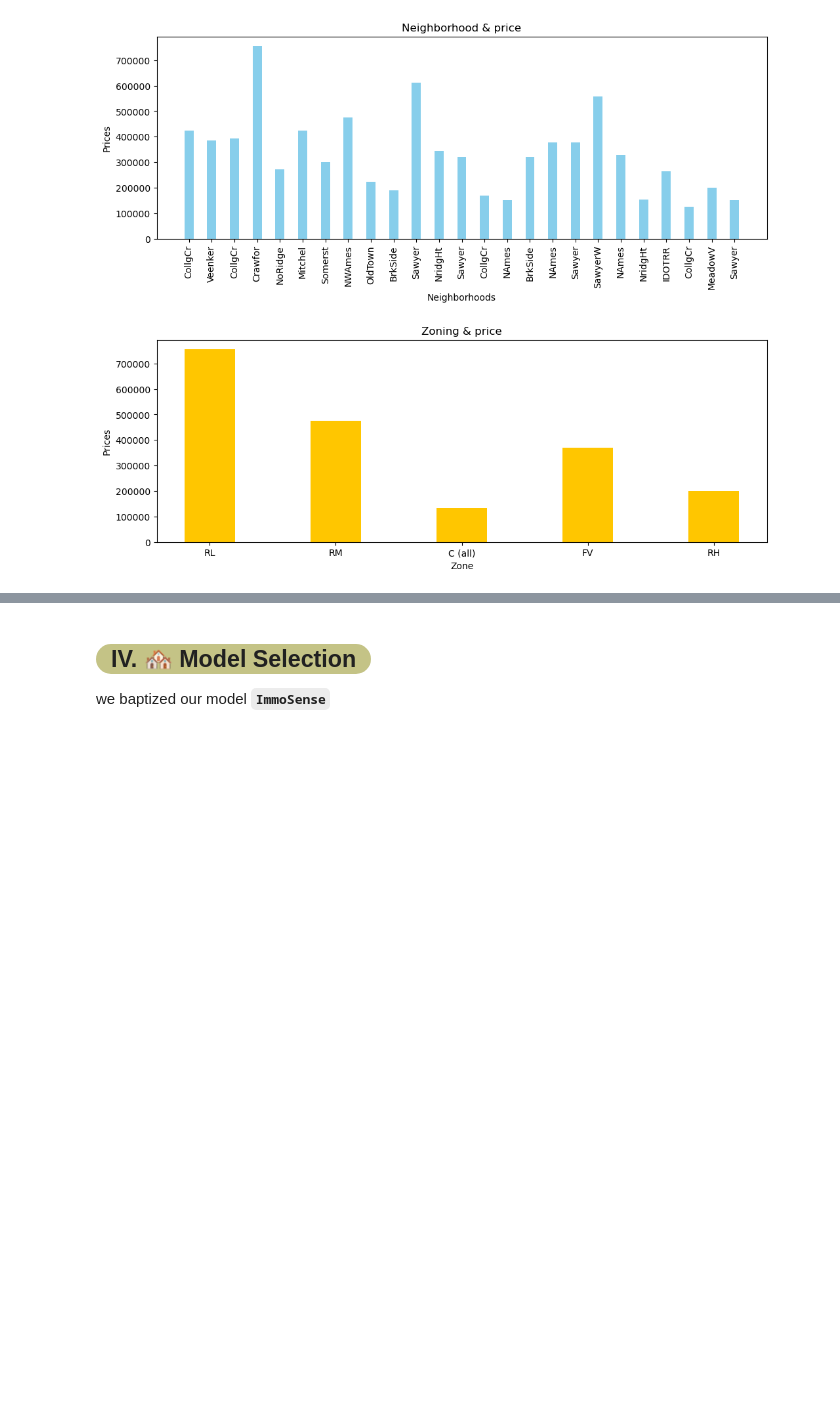
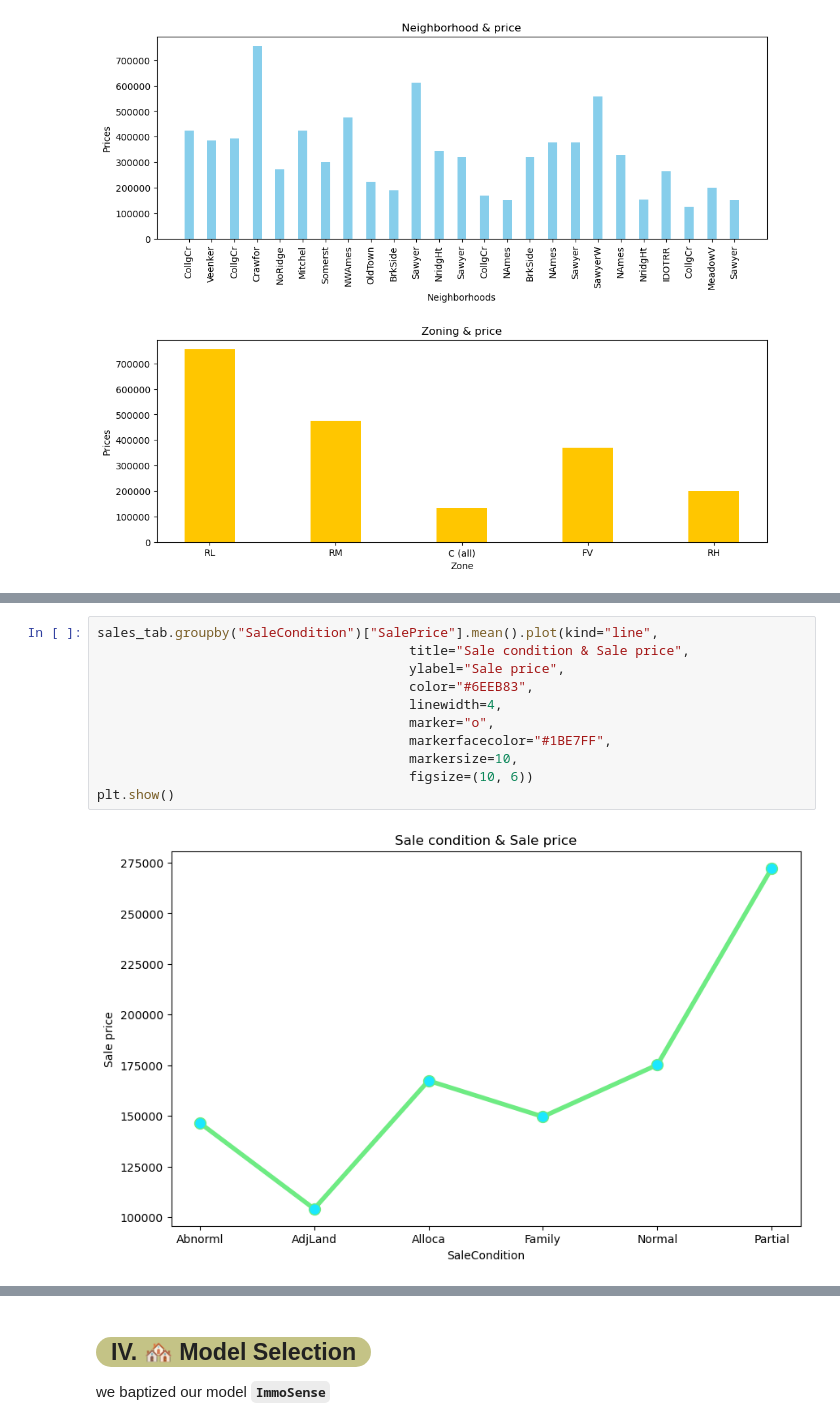
Before and after one commit to superMass14/immoSense, a Jupyter notebook: notebook/main.ipynb, the cells around one changed output, grey strips where cells are left out. Cells and saved outputs as stored; diff of their text form; blank space fills up the shorter version.

```diff
--- a/notebook/main.ipynb
+++ b/notebook/main.ipynb
@@ -383,0 +421,13 @@ plt.show()
+# %%
+sales_tab.groupby("SaleCondition")["SalePrice"].mean().plot(kind="line",
+                                        title="Sale condition & Sale price",
+                                        ylabel="Sale price",
+                                        color="#6EEB83",
+                                        linewidth=4,
+                                        marker="o",
+                                        markerfacecolor="#1BE7FF",
+                                        markersize=10,
+                                        figsize=(10, 6))
+plt.show()
+# %% [output]
+[figure, added]
```
Also changed, not shown: parts of 16 cells of this notebook.
